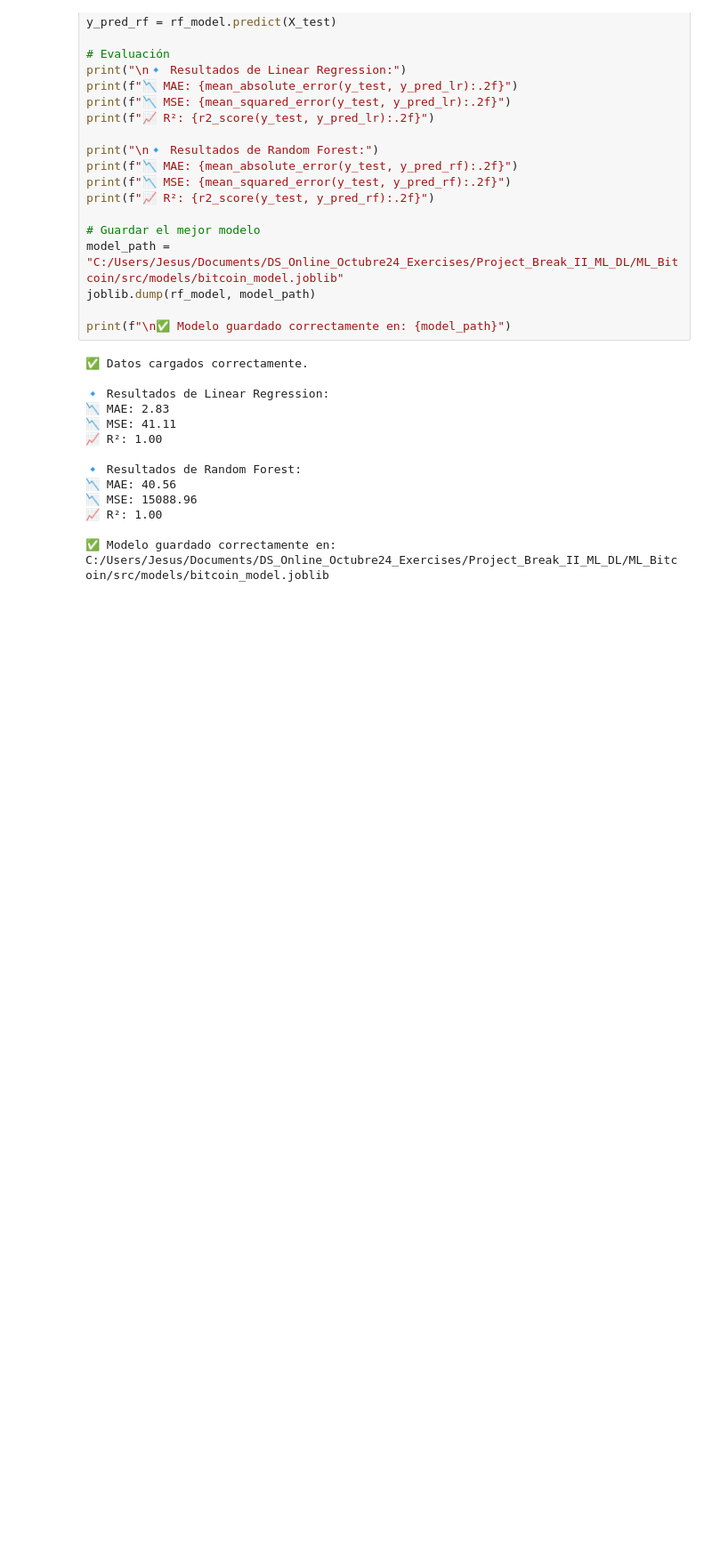
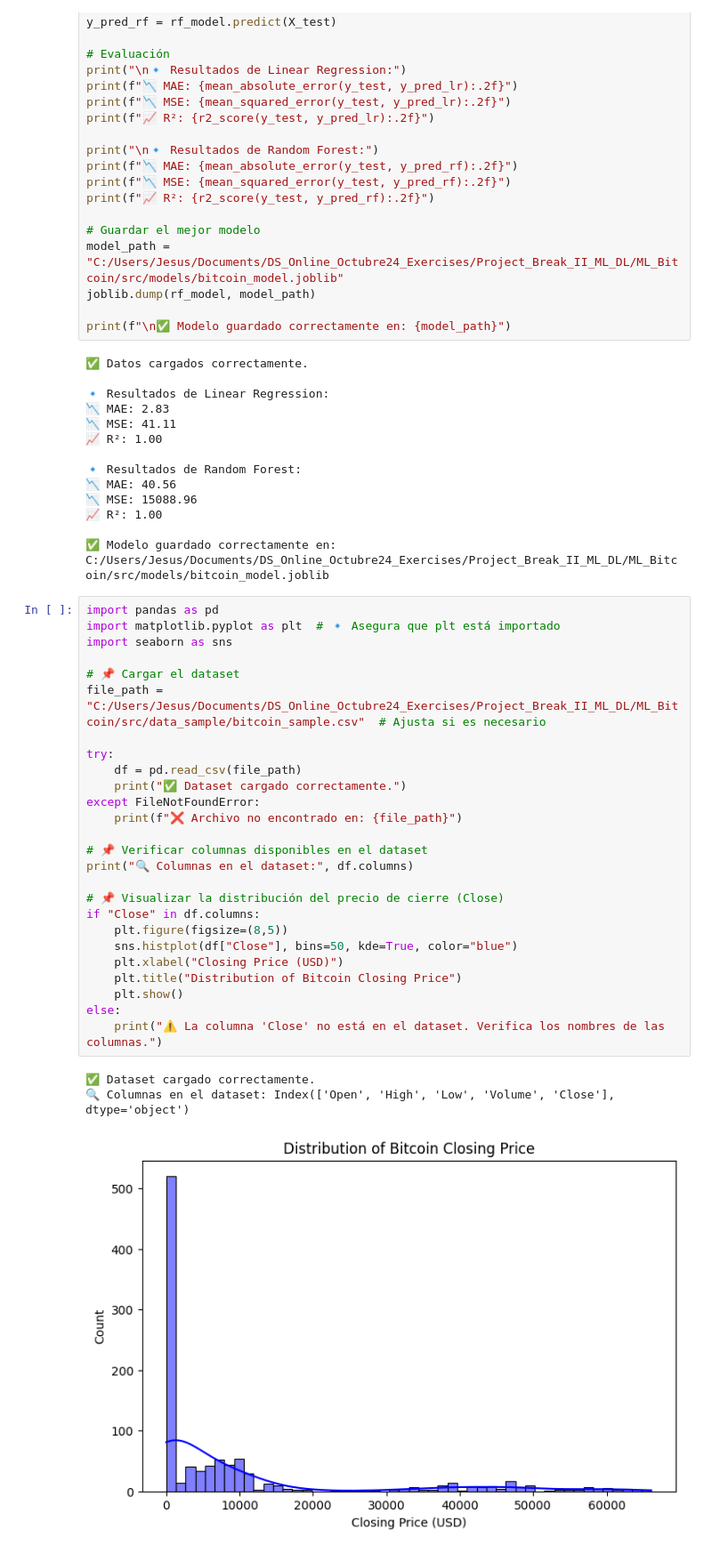
Before and after one commit to jesusgnzalz/ML_Bitcoin, a Jupyter notebook: src/results_notebook/Bitcoin_Model.ipynb, the cells around one changed output. Shown: that part at 89% size. Drawn from its saved outputs; the diff is of its cells as text; blank space fills up the shorter version.

```diff
--- a/src/results_notebook/Bitcoin_Model.ipynb
+++ b/src/results_notebook/Bitcoin_Model.ipynb
@@ -58,3 +58,33 @@ print(f"\n✅ Modelo guardado correctamente en: {model_path}")
 📈 R²: 1.00
 
 ✅ Modelo guardado correctamente en: C:/Users/Jesus/Documents/DS_Online_Octubre24_Exercises/Project_Break_II_ML_DL/ML_Bitcoin/src/models/bitcoin_model.joblib
+# %%
+import pandas as pd
+import matplotlib.pyplot as plt  # 🔹 Asegura que plt está importado
+import seaborn as sns
+
+# 📌 Cargar el dataset
+file_path = "C:/Users/Jesus/Documents/DS_Online_Octubre24_Exercises/Project_Break_II_ML_DL/ML_Bitcoin/src/data_sample/bitcoin_sample.csv"  # Ajusta si es necesario
+
+try:
+    df = pd.read_csv(file_path)
+    print("✅ Dataset cargado correctamente.")
+except FileNotFoundError:
+    print(f"❌ Archivo no encontrado en: {file_path}")
+
+# 📌 Verificar columnas disponibles en el dataset
+print("🔍 Columnas en el dataset:", df.columns)
+
+# 📌 Visualizar la distribución del precio de cierre (Close)
+if "Close" in df.columns:
+    plt.figure(figsize=(8,5))
+    sns.histplot(df["Close"], bins=50, kde=True, color="blue")
+    plt.xlabel("Closing Price (USD)")
+    plt.title("Distribution of Bitcoin Closing Price")
+    plt.show()
+else:
+    print("⚠️ La columna 'Close' no está en el dataset. Verifica los nombres de las columnas.")
+# %% [output]
+✅ Dataset cargado correctamente.
+🔍 Columnas en el dataset: Index(['Open', 'High', 'Low', 'Volume', 'Close'], dtype='object')
+[figure, added]
```
Also changed, not shown: 7 other files.
